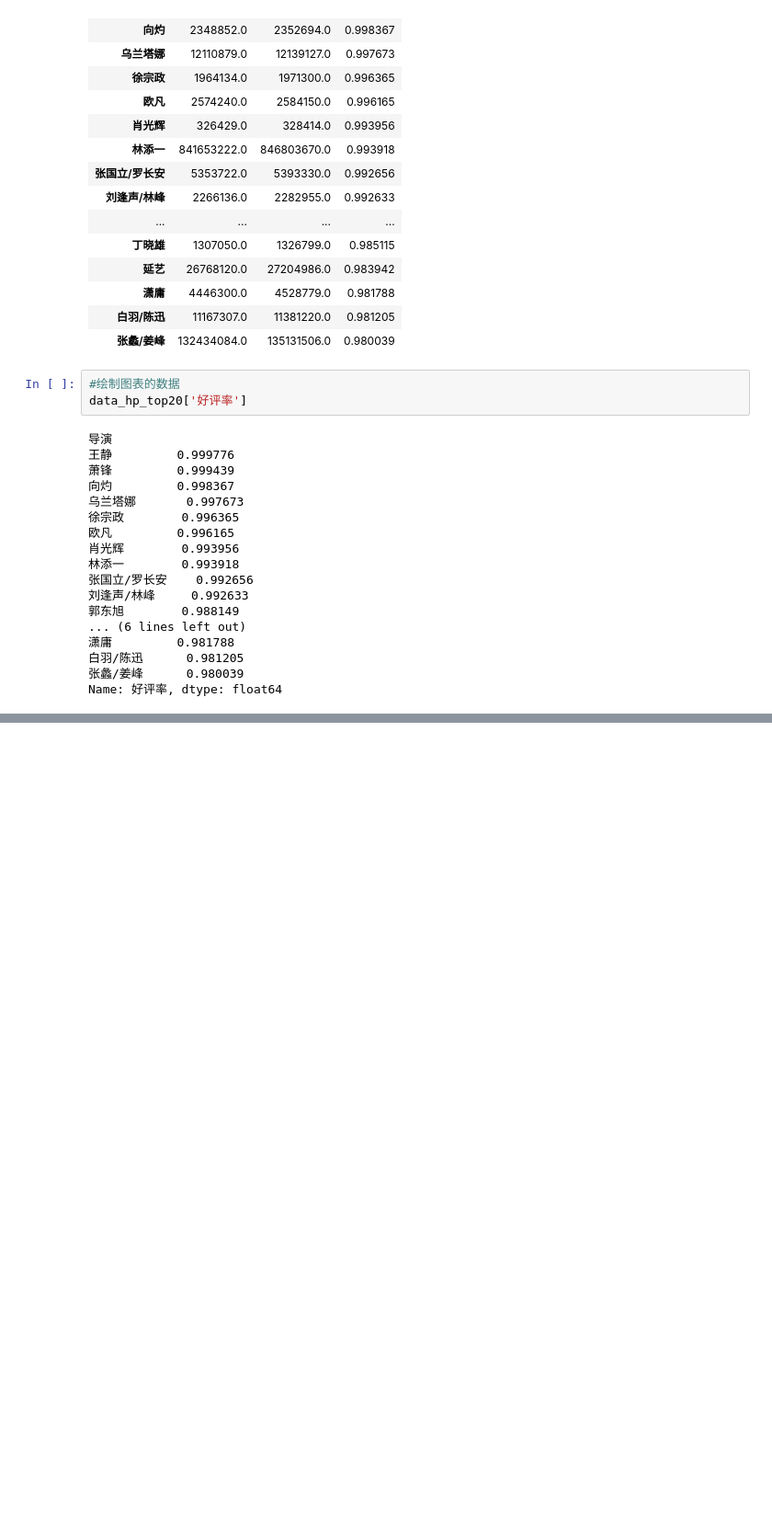
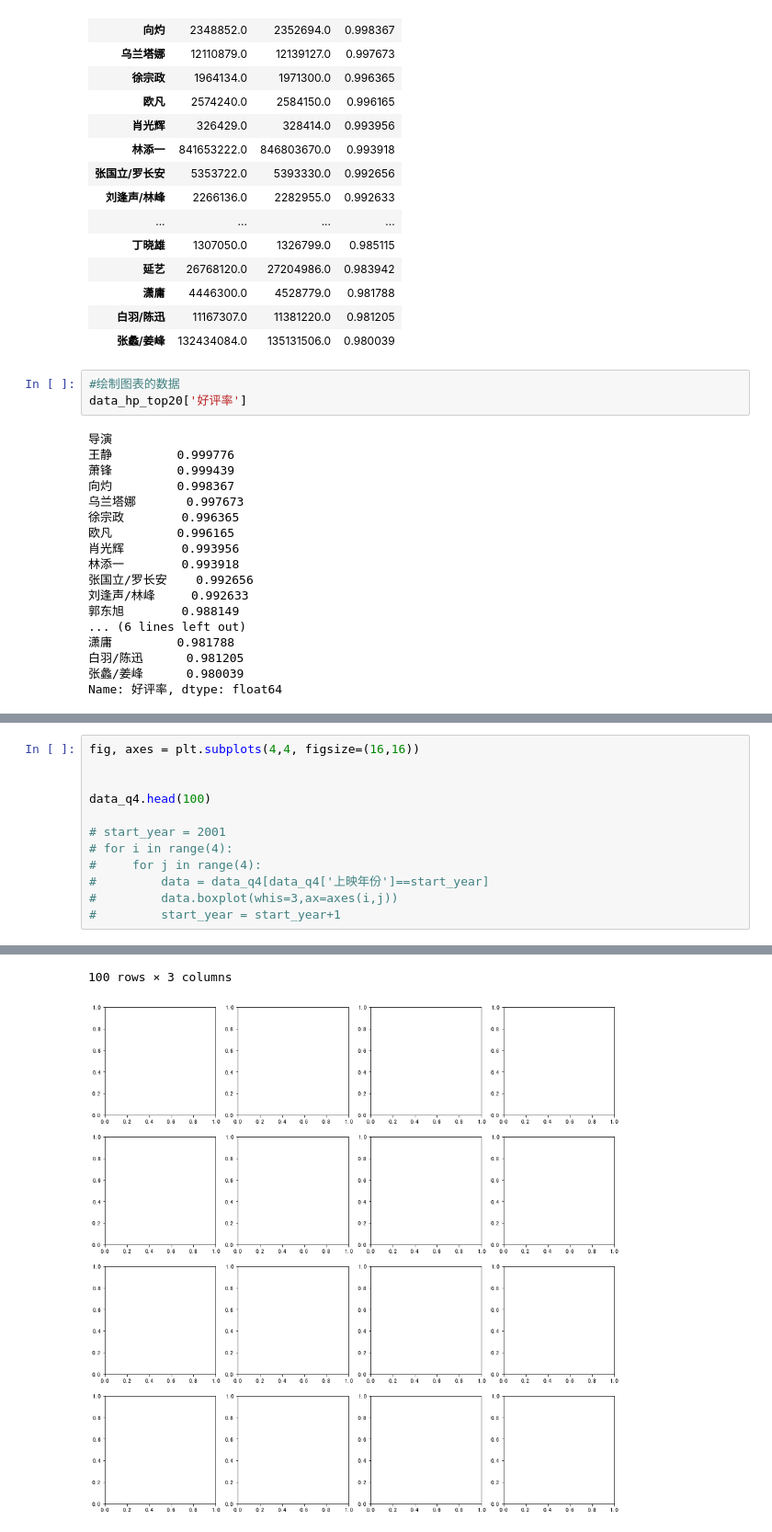
Before and after one commit to jasonzhang1986/Jupyter, a Jupyter notebook: 数据分析师微专业/ch03/作业/项目04视频网站数据清洗整理和结论研究.ipynb, the cells around one changed output, grey strips where cells are left out. Shown at 92% size. Saved outputs shown, nothing was run; the diff lists cells and outputs as text; blank space fills up the shorter version.

```diff
--- a/数据分析师微专业/ch03/作业/项目04视频网站数据清洗整理和结论研究.ipynb
+++ b/数据分析师微专业/ch03/作业/项目04视频网站数据清洗整理和结论研究.ipynb
@@ -182,0 +237,13 @@ data_hp_top20['好评率'].plot(kind='bar',
+# %%
+fig, axes = plt.subplots(4,4, figsize=(16,16))
+
+
+data_q4.head(100)
+
+# start_year = 2001
+# for i in range(4):
+#     for j in range(4):
+#         data = data_q4[data_q4['上映年份']==start_year]
+#         data.boxplot(whis=3,ax=axes(i,j))
+#         start_year = start_year+1
+# %% [output]
@@ -182,0 +267,2 @@ data_hp_top20['好评率'].plot(kind='bar',
+100 rows × 3 columns
+[figure, added]
```
Also changed, not shown: parts of 6 cells of this notebook.
